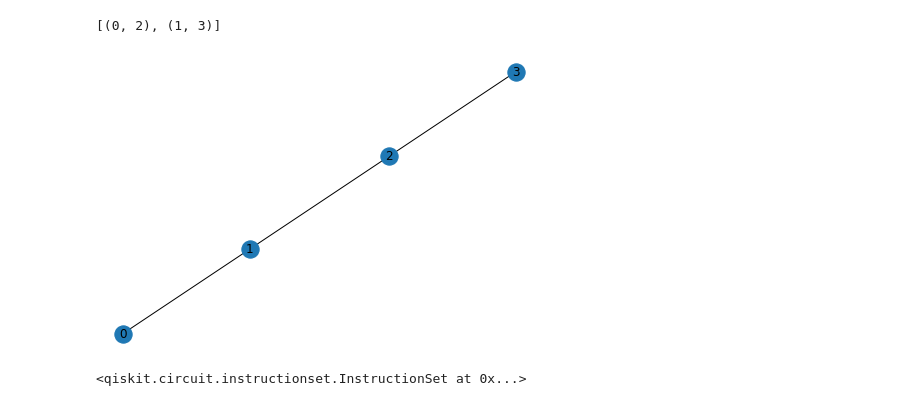
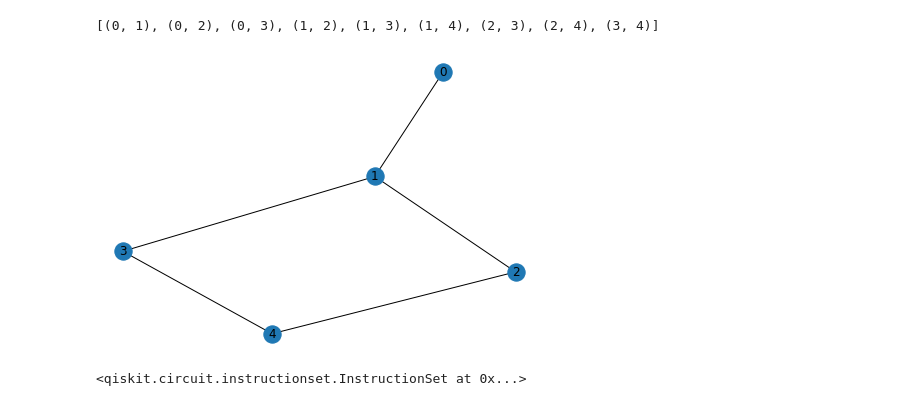
Before and after one commit to carlklier/CombinatorialOptimizationGraphColoring, a Jupyter notebook: code/3-coloring-qaoa.ipynb, the cells around one changed output. Drawn from its saved outputs; the diff is of its cells as text; code cells hidden in the pictures.

```diff
--- a/code/3-coloring-qaoa.ipynb
+++ b/code/3-coloring-qaoa.ipynb
@@ -6,7 +7,10 @@ from qiskit import Aer, execute
 from qiskit.tools.visualization import plot_histogram
 import networkx as nx
 # %%
-def getCons(graph):
+# This function is responsible for looking through the
+# edges in the graph and determining the implicit
+# constraints between them.
+def getImplicitConstraints(graph):
     g = []
     for (u,v) in graph:
         g.append((u,v))
@@ -26,34 +30,47 @@ def getCons(graph):
 # %%
 # Define the graph by giving the ends of each edge
 
-# g = [(0,1), (1,2), (1,3), (2,4), (3,4)]
-g = [(0,1),(1,2),(2,3)]
+g = [(0,1), (1,2), (1,3), (2,4), (3,4)]
+# g = [(0,1), (1,2), (2,3)]
 
-# get the additional constraints between vertices which
+# get the implict constraints between vertices which
 # have a common neighbour
-cons = getCons(g)
+cons = getImplicitConstraints(g)
 
 nVert = max(max(g))+1
 nodes = list(range(nVert))
 nEdges = len(g)
 nCons = len(cons)
 
-print(cons)
-
 # list of all constraints to apply to graph
 cg = []
+cg.extend(cons)
 cg.extend(g)
-cg.extend(cons)
 
+# Sort the constraints to ensure the implicit constraints
+#   are after the corresponding explicit contraints
+# The edges are the explicit constraints and the pair of vertices
+#   which have a common neighbour are the implicit constraints.
+# Sorting the constraints is import because this will affect the order
+#   in which the circuit circuit is constructed.
+# Example:
+#           g = [(0,1), (1,2)]
+# (0,2) is an implicit constraint because we want to maximize the
+#   number of colors used so ideally vertices 0 and 2 must have
+#   different coloring
+# So the constraint graph should be in the orders: cg = [(0,1), (0,2), (1,2)]
+
+cg.sort()
+print(cg)
 
 # view the graph
 ngx = nx.Graph()
 for i in g:
     ngx.add_edge(i[0], i[1])
 nx.draw(ngx, with_labels=True)
 # %% [output]
-[(0, 2), (1, 3)]
+[(0, 1), (0, 2), (0, 3), (1, 2), (1, 3), (1, 4), (2, 3), (2, 4), (3, 4)]
-[figure, old version]
+[figure, new version]
 # %%
 ce = 2
 # Create a Quantum Circuit
@@ -65,6 +82,16 @@ qc = QuantumCircuit(qv,q,c)
 # Add the gates to the circuit for each edge in the graph
 for i in range(nVert*ce):
     qc.h(i)
+
+# The three transition above create a circular transition when two vertices
+#   have the same color/state
+# Two |00> vertices cause the second vertex to transition to |01>
+#               |00>x|00> ---> |00>x|01>
+# Two |01> vertices cause the second vertex to transition to |10>
+#               |01>x|01> ---> |01>x|10>
+# Two |10> vertices cause the second vertex to transition to |00>
+#               |10>x|10> ---> |10>x|00>
+# Two |11> vertices doesnt cause any transition
 
 k = nVert*ce
 for edge in cg:
@@ -74,11 +101,14 @@ for edge in cg:
     qc.ccx(i,j,k)
     qc.ccx(i+1,j+1,k+1)
 
-    # replace the |1...1> state with |0...0>
-    # qc.ccx(k+1,k,i)
-    # qc.ccx(k+1,k,i+1)
-    # qc.ccx(k+1,k,j)
-    # qc.ccx(k+1,k,j+1)
+    # to transition the |01>x|01> ---> |01>x|10>
+    qc.cx(k+1,j)
+    qc.cx(k+1,j+1)
+
+    # to transition the |10>x|10> ---> |10>x|00>
+    qc.cx(k,k+1)
+    qc.cx(k,j)
+    qc.cx(k,j+1)
 
     qc.x(i)
     qc.x(i+1)
@@ -91,19 +121,17 @@ for edge in cg:
     qc.x(j)
     qc.x(j+1)
 
-    qc.ccx(k+1,k,j)
-    qc.cx(k,j)
-    qc.cx(k+1,j+1)
-    # qc.ccx(k+1,k,j)
-    # qc.ccx(k+1,k,j+1)
+    # to transition the |00>x|00> ---> |00>x|01>
+    qc.ccx(k+1,k,j+1)
+
     qc.barrier()
 
     k += 2
+
+# measure all the input qubits
+qc.measure(qv,c)
+# %% [output]
+<qiskit.circuit.instructionset.InstructionSet at 0x...>
-# %%
-# measure all the input qubits
-qc.measure(qv,c)
-# %% [output]
-<qiskit.circuit.instructionset.InstructionSet at 0x...>
 # %%
 #--------------- Drawing
 qc.draw(output='mpl')
```
Also changed, not shown: parts of 10 cells of this notebook.
